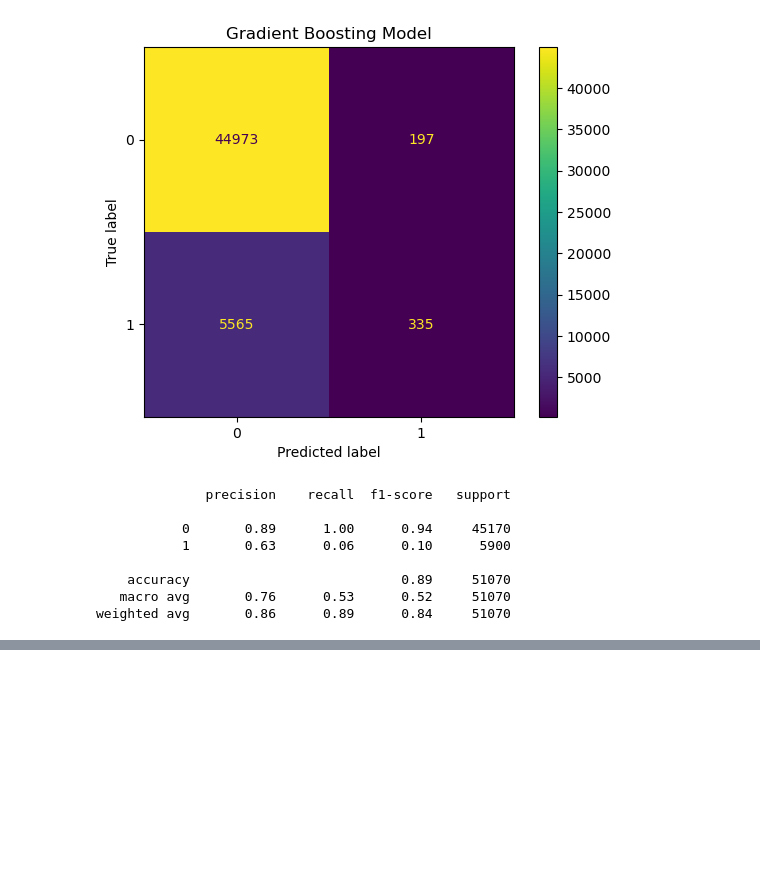
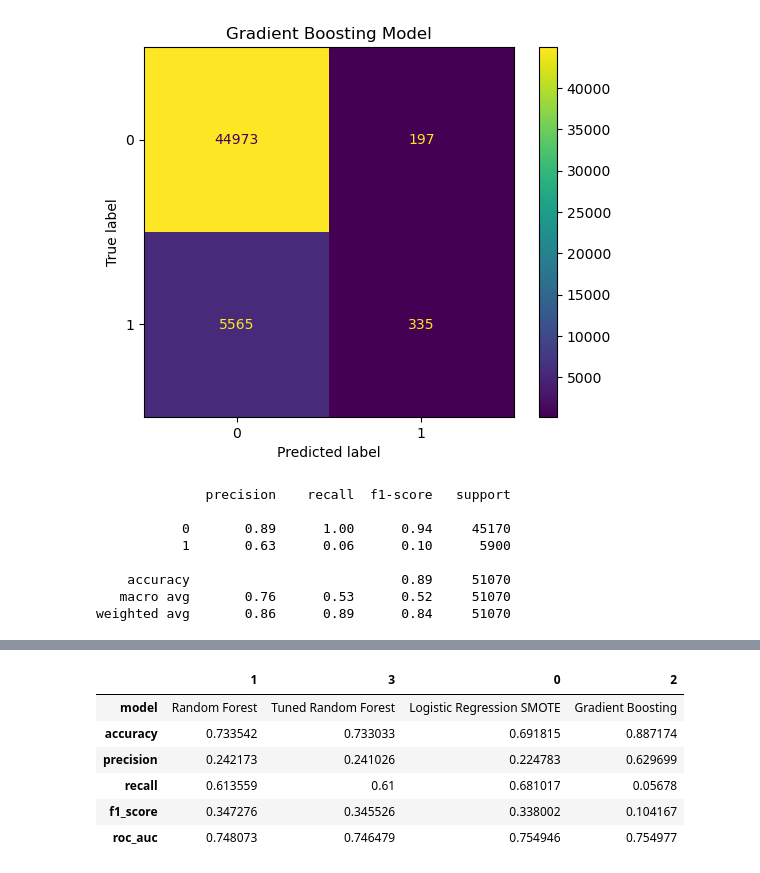
Before and after one commit to thebryanbx-cripto-32/Project_Final_Bank_Risk_ML, a Jupyter notebook: data_2_EDA_Loan.ipynb, the cells around one changed output, grey strips where cells are left out. Cells and saved outputs as stored; diff of their text form; code cells hidden in the pictures; blank space fills up the shorter version.

```diff
--- a/data_2_EDA_Loan.ipynb
+++ b/data_2_EDA_Loan.ipynb
@@ -439,0 +562,21 @@ weighted avg       0.86      0.89      0.84     51070
+# %%
+tuned_results = pd.DataFrame({
+    "model": ["Tuned Random Forest"],
+    "accuracy": [accuracy_score(y_test, best_rf_pred)],
+    "precision": [precision_score(y_test, best_rf_pred)],
+    "recall": [recall_score(y_test, best_rf_pred)],
+    "f1_score": [f1_score(y_test, best_rf_pred)],
+    "roc_auc": [roc_auc_score(y_test, best_rf_proba)]
+})
+
+results_final = pd.concat([results, tuned_results], ignore_index=True)
+
+results_final.sort_values(by="f1_score", ascending=False).T
+# %% [output]
+|  | 1 | 3 | 0 | 2 |
+| model | Random Forest | Tuned Random Forest | Logistic Regression SMOTE | Gradient Boosting |
+| accuracy | 0.733542 | 0.733033 | 0.691815 | 0.887174 |
+| precision | 0.242173 | 0.241026 | 0.224783 | 0.629699 |
+| recall | 0.613559 | 0.61 | 0.681017 | 0.05678 |
+| f1_score | 0.347276 | 0.345526 | 0.338002 | 0.104167 |
+| roc_auc | 0.748073 | 0.746479 | 0.754946 | 0.754977 |
```
Also changed, not shown: parts of 21 cells of this notebook, 6 other files.
